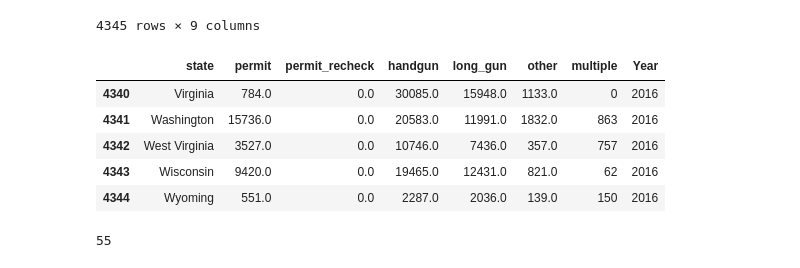
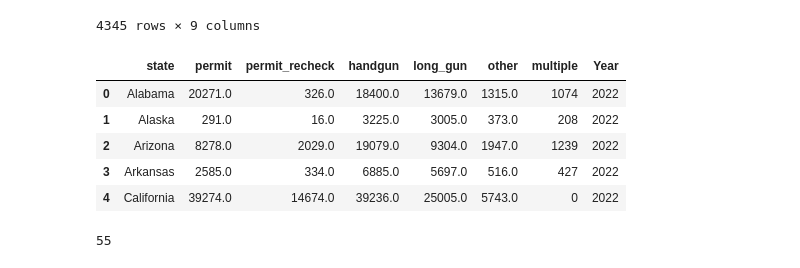
Before and after one commit to KWASSI09/Gun_Background_Check, a Jupyter notebook: Background_Clean.ipynb, the cells around one changed output. Saved outputs shown, nothing was run; the diff lists cells and outputs as text; code cells hidden in the pictures.

```diff
--- a/Background_Clean.ipynb
+++ b/Background_Clean.ipynb
@@ -131,14 +133,14 @@ joined_df
 4345 rows × 9 columns
 # %%
 cutting_df=joined_df.drop(["month"], axis=1)
-cutting_df.tail()
+cutting_df.head()
 # %% [output]
 |  | state | permit | permit_recheck | handgun | long_gun | other | multiple | Year |
-| 4340 | Virginia | 784.0 | 0.0 | 30085.0 | 15948.0 | 1133.0 | 0 | 2016 |
-| 4341 | Washington | 15736.0 | 0.0 | 20583.0 | 11991.0 | 1832.0 | 863 | 2016 |
-| 4342 | West Virginia | 3527.0 | 0.0 | 10746.0 | 7436.0 | 357.0 | 757 | 2016 |
-| 4343 | Wisconsin | 9420.0 | 0.0 | 19465.0 | 12431.0 | 821.0 | 62 | 2016 |
-| 4344 | Wyoming | 551.0 | 0.0 | 2287.0 | 2036.0 | 139.0 | 150 | 2016 |
+| 0 | Alabama | 20271.0 | 326.0 | 18400.0 | 13679.0 | 1315.0 | 1074 | 2022 |
+| 1 | Alaska | 291.0 | 16.0 | 3225.0 | 3005.0 | 373.0 | 208 | 2022 |
+| 2 | Arizona | 8278.0 | 2029.0 | 19079.0 | 9304.0 | 1947.0 | 1239 | 2022 |
+| 3 | Arkansas | 2585.0 | 334.0 | 6885.0 | 5697.0 | 516.0 | 427 | 2022 |
+| 4 | California | 39274.0 | 14674.0 | 39236.0 | 25005.0 | 5743.0 | 0 | 2022 |
 # %%
 total_states = cutting_df["state"].nunique()
 total_states
```
Also changed, not shown: parts of 12 cells of this notebook, 16 other files.
